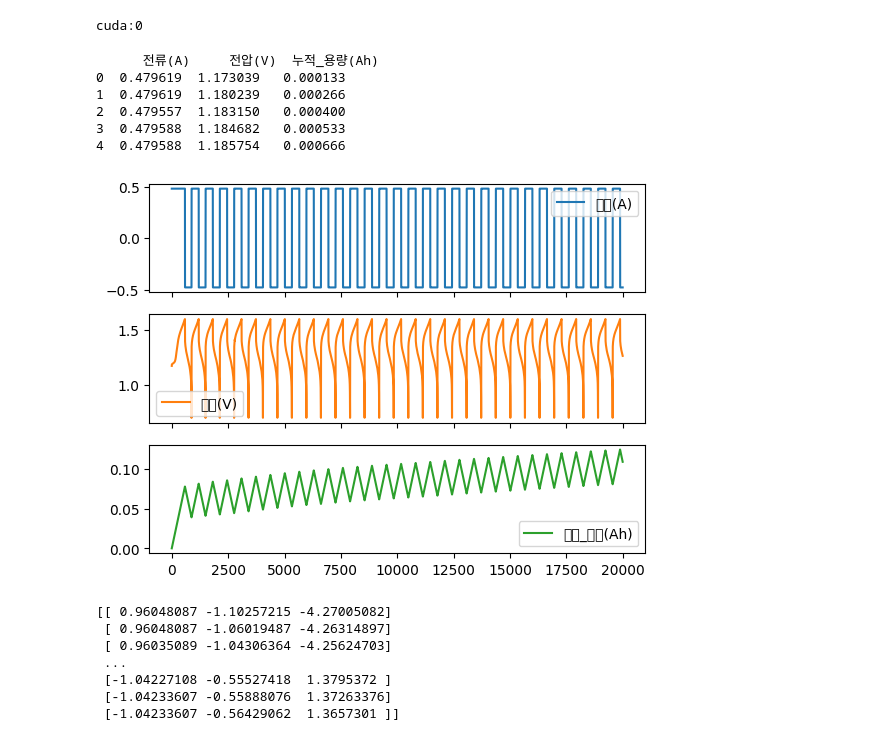
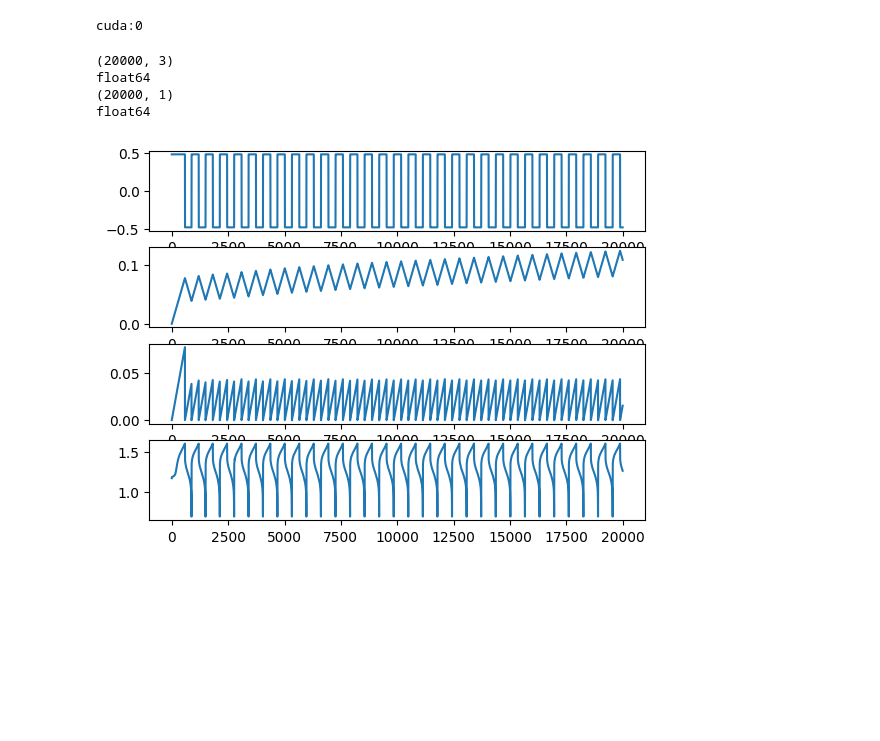
Before and after one commit to fertile04/HoHo, a Jupyter notebook: final.ipynb, the cells around one changed output. Drawn from its saved outputs; the diff is of its cells as text; code cells hidden in the pictures; blank space fills up the shorter version.

```diff
--- a/final.ipynb
+++ b/final.ipynb
@@ -29,30 +22,47 @@ features = df[features_considered]
-# %%
-print(features.head())
-# %% [output]
-      전류(A)     전압(V)  누적_용량(Ah)
-0  0.479619  1.173039   0.000133
-1  0.479619  1.180239   0.000266
-2  0.479557  1.183150   0.000400
-3  0.479588  1.184682   0.000533
-4  0.479588  1.185754   0.000666
-# %%
-features.plot(subplots=True)
-plt.show()
-# %% [output]
-[figure, removed]
-# %%
-TRAIN_SPLIT = 20000
-
-dataset = features.values
-data_mean = dataset[:TRAIN_SPLIT].mean(axis=0)
-data_std = dataset[:TRAIN_SPLIT].std(axis=0)
-dataset = (dataset-data_mean)/data_std
-print(dataset)
-# %% [output]
-[[ 0.96048087 -1.10257215 -4.27005082]
- [ 0.96048087 -1.06019487 -4.26314897]
- [ 0.96035089 -1.04306364 -4.25624703]
- ...
- [-1.04227108 -0.55527418  1.3795372 ]
- [-1.04233607 -0.55888076  1.37263376]
- [-1.04233607 -0.56429062  1.3657301 ]]
+# %%
+class CustomDataset(Dataset):
+    def __init__(self, file_path):
+        df = pd.read_csv(file_path)
+
+        self.x = df[['전류(A)', '누적_용량(Ah)', '절대값_용량(Ah)']].values
+        #self.x = np.reshape(x, (x.shape[0], 1, x.shape[1]))
+
+        self.y = df.iloc[:, 7:8].values
+
+        self.length = len(df)
+
+    #getitem이거 왜씀?
+    def __getitem__(self, index):
+        # x = torch.FloatTensor([self.x[index]])
+        # y = torch.FloatTensor([self.y[index]])
+        # return x, y
+        feature = torch.FloatTensor([self.x[index]])
+        label = torch.FloatTensor(self.y[index])
+
+        return feature, label
+
+    def __len__(self):
+        return self.length
+# %%
+dataset = CustomDataset("180801_RFB_510cy_006_DC_20000.csv")
+print(dataset.x.shape)
+print(dataset.x.dtype)
+print(dataset.y.shape)
+print(dataset.y.dtype)
+# %% [output]
+(20000, 3)
+float64
+(20000, 1)
+float64
+# %%
+plt.subplot(4,1,1)
+plt.plot(dataset.x[:20000,:1].squeeze())
+plt.subplot(4,1,2)
+plt.plot(dataset.x[:20000,1:2].squeeze())
+plt.subplot(4,1,3)
+plt.plot(dataset.x[:20000,2:3].squeeze())
+plt.subplot(4,1,4)
+plt.plot(dataset.y[:20000].squeeze())
+plt.show()
+# %% [output]
+[figure, added]
```
Also changed, not shown: parts of 10 cells of this notebook, 4 other files.
